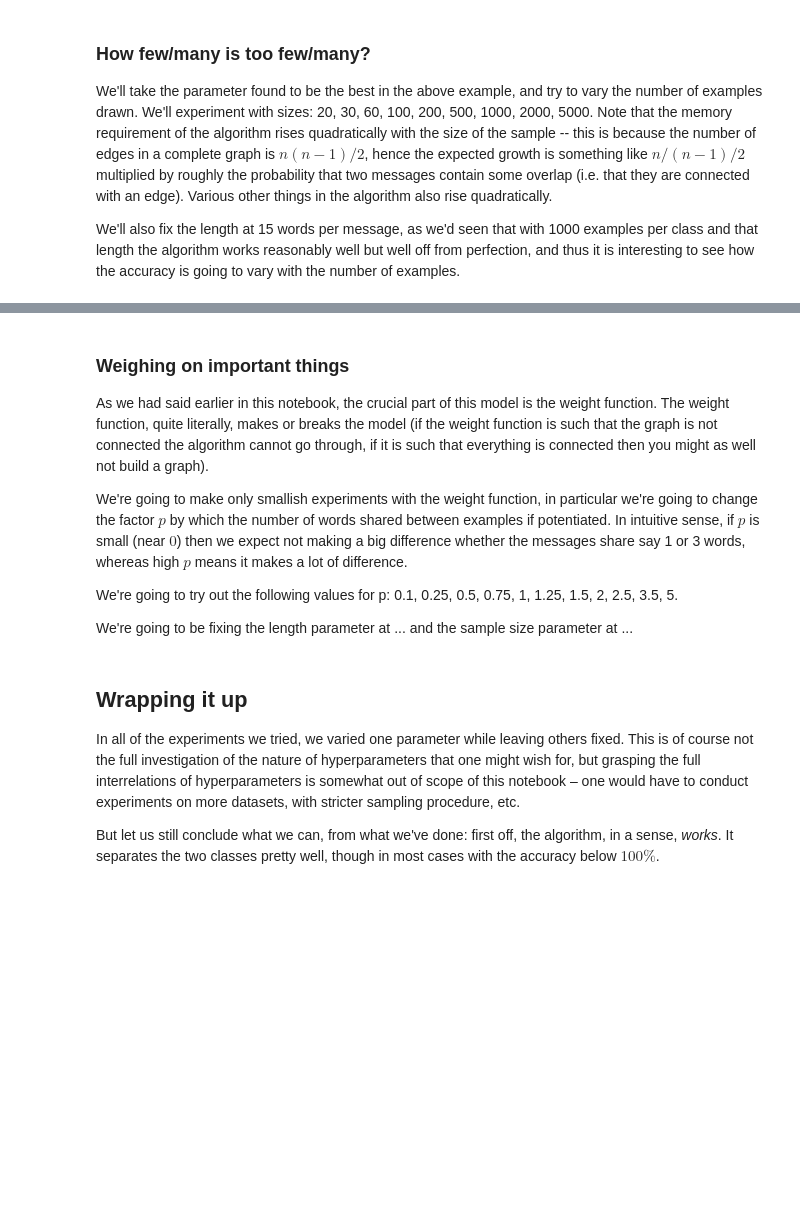
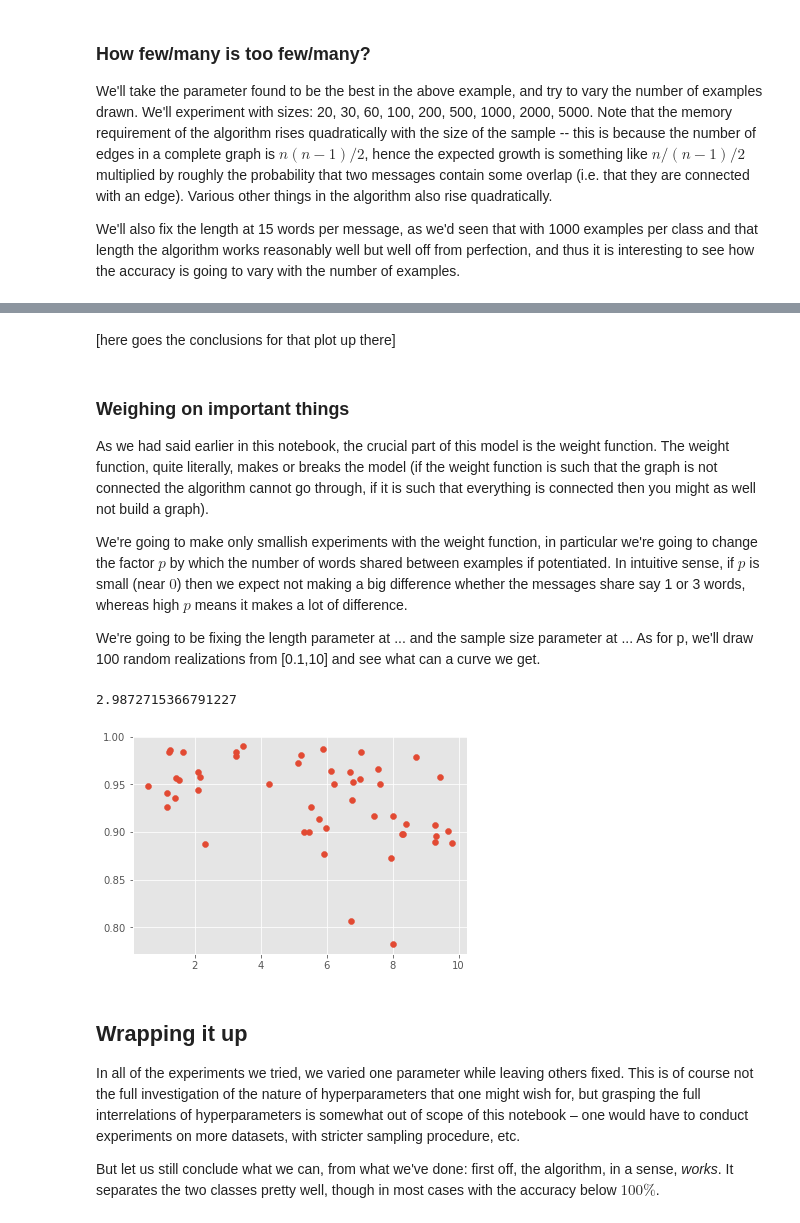
Before and after one commit to rovle/shortest-path-classification, a Jupyter notebook: demo/exploration.ipynb, the cells around one changed output, grey strips where cells are left out. Saved outputs shown, nothing was run; the diff lists cells and outputs as text; code cells hidden in the pictures; blank space fills up the shorter version.

```diff
--- a/demo/exploration.ipynb
+++ b/demo/exploration.ipynb
@@ -211,3 +264,5 @@ plt.show()
+# %% [markdown]
+[here goes the conclusions for that plot up there]
 # %% [markdown]
 ### Weighing on important things
 
@@ -215,24 +270,34 @@ As we had said earlier in this notebook, the crucial part of this model is the w
 
 We're going to make only smallish experiments with the weight function, in particular we're going to change the factor $p$ by which the number of words shared between examples if potentiated. In intuitive sense, if $p$ is small (near $0$) then we expect not making a big difference whether the messages share say 1 or 3 words, whereas high $p$ means it makes a lot of difference.
 
-We're going to try out the following values for p: 0.1, 0.25, 0.5, 0.75, 1, 1.25, 1.5, 2, 2.5, 3.5, 5.
 
-We're going to be fixing the length parameter at ... and the sample size parameter at ...
+We're going to be fixing the length parameter at ... and the sample size parameter at ... As for p, we'll draw 100 random realizations from [0.1,10] and see what can a curve we get.
+# %%
+import random
+
+random.uniform(0.1, 10)
+# %% [output]
+2.9872715366791227
 # %%
-p_vals = [0.1, 0.25, 0.5, 0.75, 1, 1.25, 1.5, 2, 2.5, 3.5, 5]
-num_of_draws = 20
+p_vals = [random.uniform(0.1, 10) for _ in range(50)]
+
+accuracies = list()
 
 for p in tqdm(p_vals):
-    for _ in range(num_of_draws):
-        french = sample_dataset(n=size, length=whatever, language='fr')
-        italian = sample_dataset(n=size, length=whatever, language='it')
+    french = sample_dataset(n=1000, length=15, language='fr')
+    italian = sample_dataset(n=1000, length=15, language='it')
 
-        model = ShortestPathModel(lambda x: weights(x, p=p))
+    model = ShortestPathModel(weight_fn=lambda x, y : weights(x, y, p=p))
 
-        model.prepare_data(french, italian)
-        model.fit_predict()
+    model.prepare_data(french, italian)
+    model.fit_predict()
 
-        accuracies[length].add(model.accuracy_)
+    accuracies.append((p, model.accuracy_))
+# %%
+plt.scatter(*zip(*accuracies))
+plt.show()
+# %% [output]
+[figure, added]
 # %% [markdown]
 ## Wrapping it up
 
```
Also changed, not shown: parts of 8 cells of this notebook, 3 other files.
